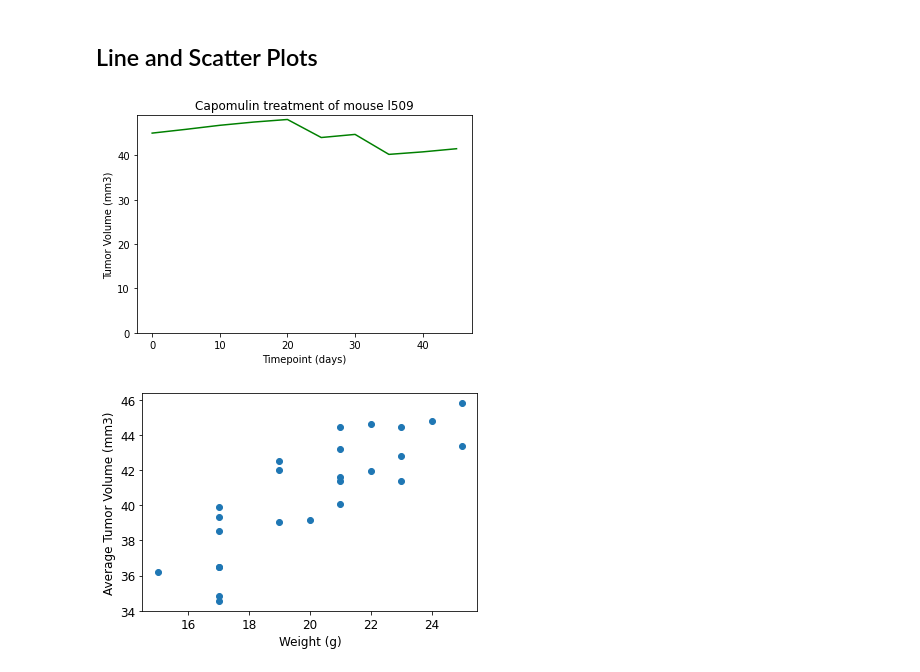
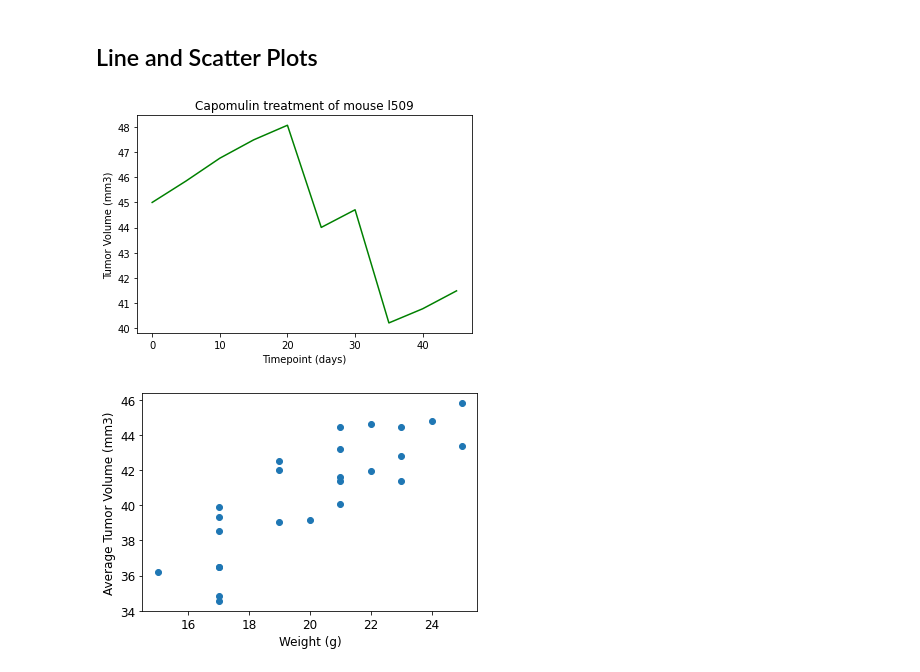
Before and after one commit to GalKlo/matplotlib_project, a Jupyter notebook: Pymaceuticals/pymaceuticals.ipynb, the cells around one changed output. Drawn from its saved outputs; the diff is of its cells as text; code cells hidden in the pictures.

```diff
--- a/Pymaceuticals/pymaceuticals.ipynb
+++ b/Pymaceuticals/pymaceuticals.ipynb
@@ -308,17 +309,16 @@ capomulin_results_l509 = study_results_clean[(study_results_clean["Drug Regimen"
 # %%
 # Generate a line plot of tumor volume vs. time point for a single mouse treated with Capomulin
 x = capomulin_results_l509['Timepoint']
 y = capomulin_results_l509['Tumor Volume (mm3)']
 
 plt.plot(x,y,color='g')
 plt.xlabel("Timepoint (days)")
 plt.ylabel("Tumor Volume (mm3)")
-plt.ylim(0,49)
 plt.title("Capomulin treatment of mouse l509")
 
 plt.show()
 # %% [output]
-[figure, old version]
+[figure, new version]
 # %%
 # Prepare data to build chart
 # Filter data for Capomulin results
```
Also changed, not shown: parts of 5 cells of this notebook.
